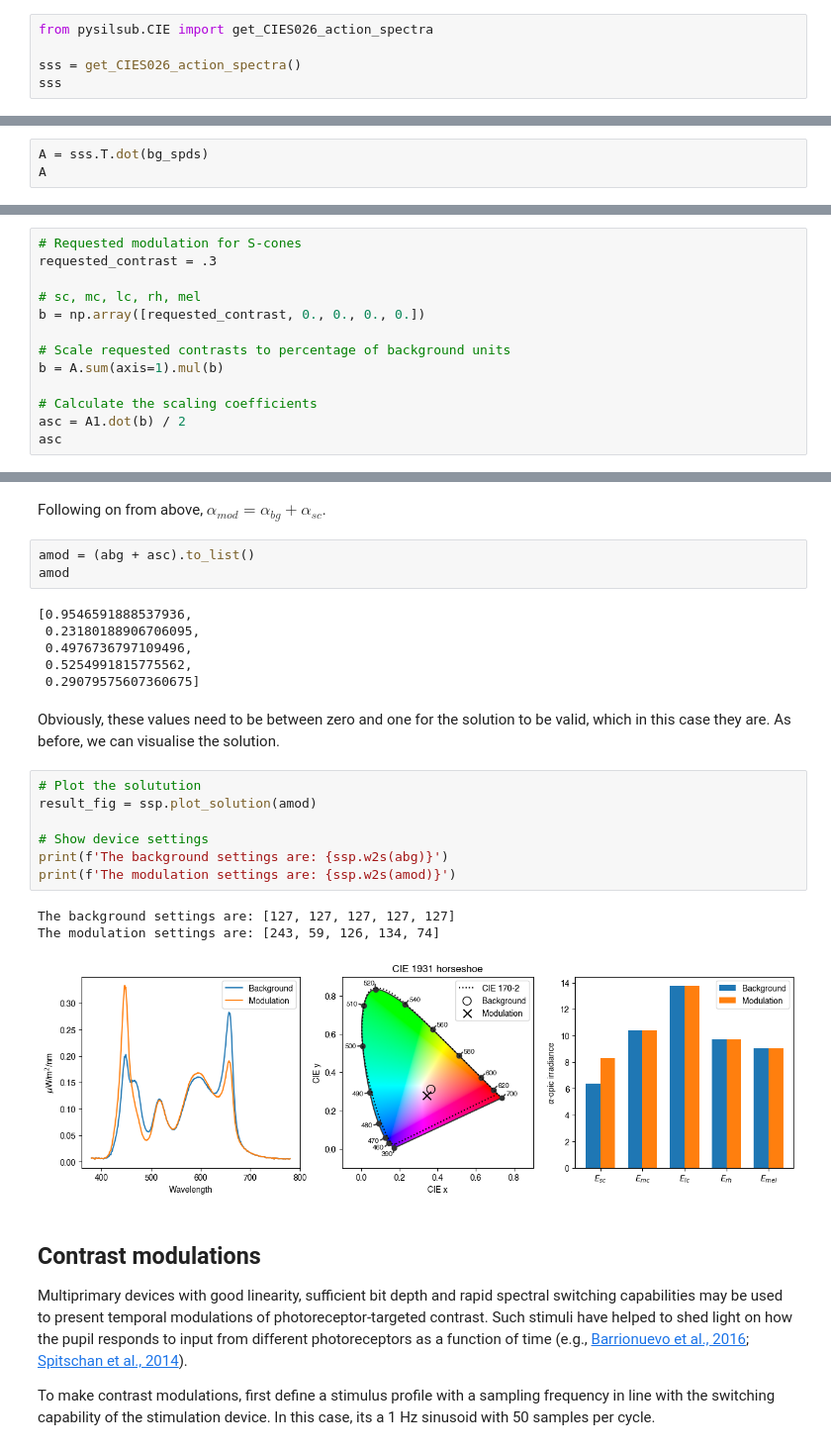
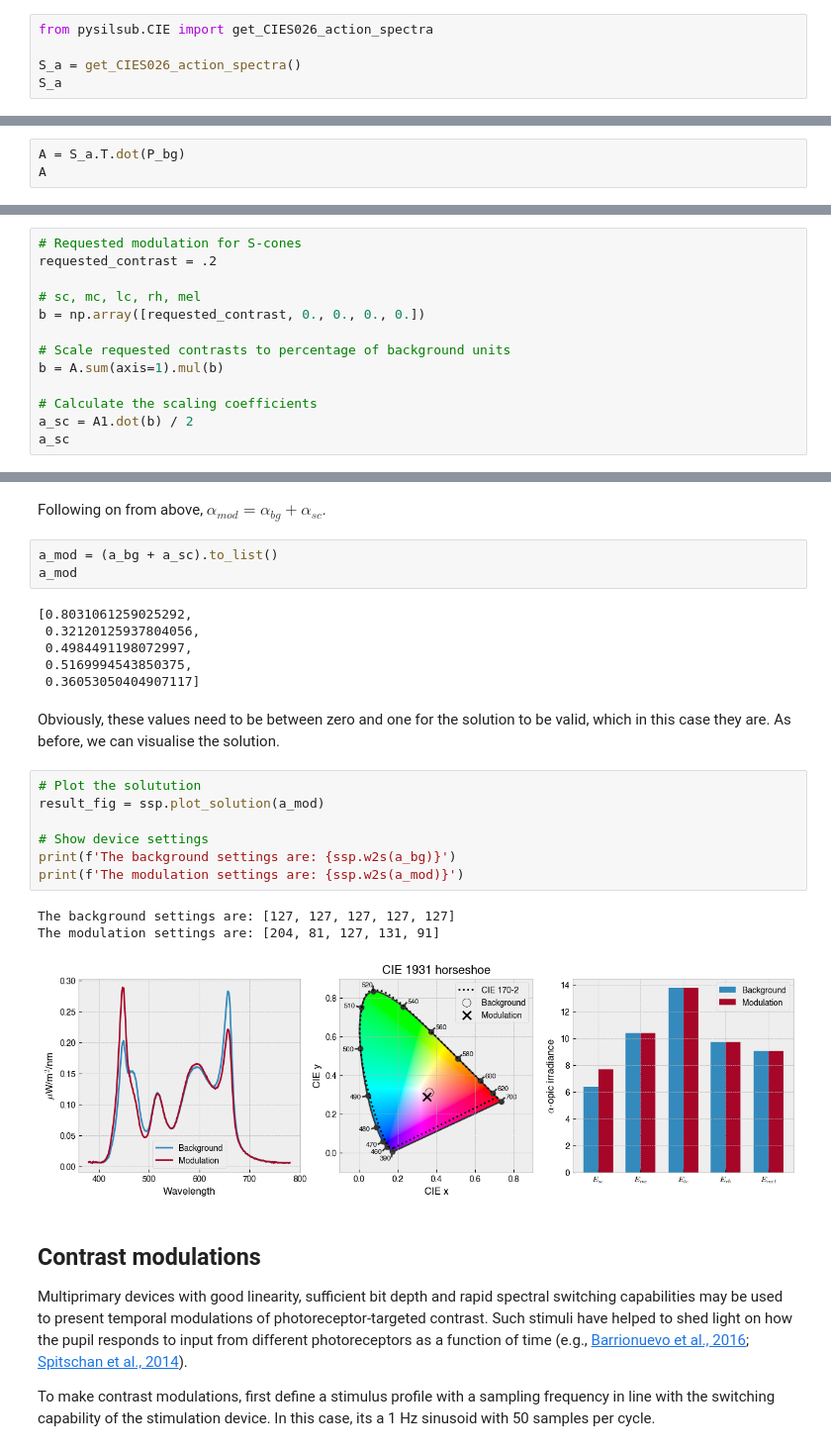
Before and after one commit to PySilentSubstitution/pysilsub, a Jupyter notebook: docs/source/05b_linear_algebra.ipynb, the cells around one changed output, grey strips where cells are left out. Shown at 99% size. Drawn from its saved outputs; the diff is of its cells as text.

```diff
--- a/docs/source/05b_linear_algebra.ipynb
+++ b/docs/source/05b_linear_algebra.ipynb
@@ -76,8 +76,8 @@ Next, we'll be needing the spectral sensitivities for the photoreceptors.
 # %%
 from pysilsub.CIE import get_CIES026_action_spectra
 
-sss = get_CIES026_action_spectra()
-sss
+S_a = get_CIES026_action_spectra()
+S_a
 # %% [output]
 |  | sc | mc | lc | rh | mel |
 | Wavelength |  |  |  |  |  |
@@ -98,5 +98,5 @@ The dot product of these matrices, which we will call $A$, contains the *a*-opic
 # %%
-A = sss.T.dot(bg_spds)
+A = S_a.T.dot(P_bg)
 A
 # %% [output]
 | Primary | 0 | 1 | 2 | 3 | 4 |
@@ -127,7 +129,7 @@ A1
 | 4 | -0.218010 | -4.402157 | 1.767262 | 5.315177 | -3.067724 |
 # %%
 # Requested modulation for S-cones
-requested_contrast = .3
+requested_contrast = .2
 
 # sc, mc, lc, rh, mel
 b = np.array([requested_contrast, 0., 0., 0., 0.])
@@ -136,7 +138,7 @@ b = np.array([requested_contrast, 0., 0., 0., 0.])
 b = A.sum(axis=1).mul(b)
 
 # Calculate the scaling coefficients
-asc = A1.dot(b) / 2
-asc
+a_sc = A1.dot(b) / 2
+a_sc
 # %% [output]
 Primary
@@ -149,27 +151,27 @@ dtype: float64
 # %% [markdown]
 Following on from above, $\alpha_{mod} = \alpha_{bg} + \alpha_{sc}$.
 # %%
-amod = (abg + asc).to_list()
-amod
+a_mod = (a_bg + a_sc).to_list()
+a_mod
 # %% [output]
-[0.9546591888537936,
- 0.23180188906706095,
- 0.4976736797109496,
- 0.5254991815775562,
- 0.29079575607360675]
+[0.8031061259025292,
+ 0.32120125937804056,
+ 0.4984491198072997,
+ 0.5169994543850375,
+ 0.36053050404907117]
 # %% [markdown]
 Obviously, these values need to be between zero and one for the solution to be valid, which in this case they are. As before, we can visualise the solution.
 # %%
 # Plot the solutution
-result_fig = ssp.plot_solution(amod)
+result_fig = ssp.plot_solution(a_mod)
 
 # Show device settings
-print(f'The background settings are: {ssp.w2s(abg)}')
-print(f'The modulation settings are: {ssp.w2s(amod)}')
+print(f'The background settings are: {ssp.w2s(a_bg)}')
+print(f'The modulation settings are: {ssp.w2s(a_mod)}')
 # %% [output]
 The background settings are: [127, 127, 127, 127, 127]
-The modulation settings are: [243, 59, 126, 134, 74]
+The modulation settings are: [204, 81, 127, 131, 91]
-[figure, old version]
+[figure, new version]
 # %% [markdown]
 Contrast modulations
 --------------------
```
Also changed, not shown: parts of 12 cells of this notebook, 28 other files.
